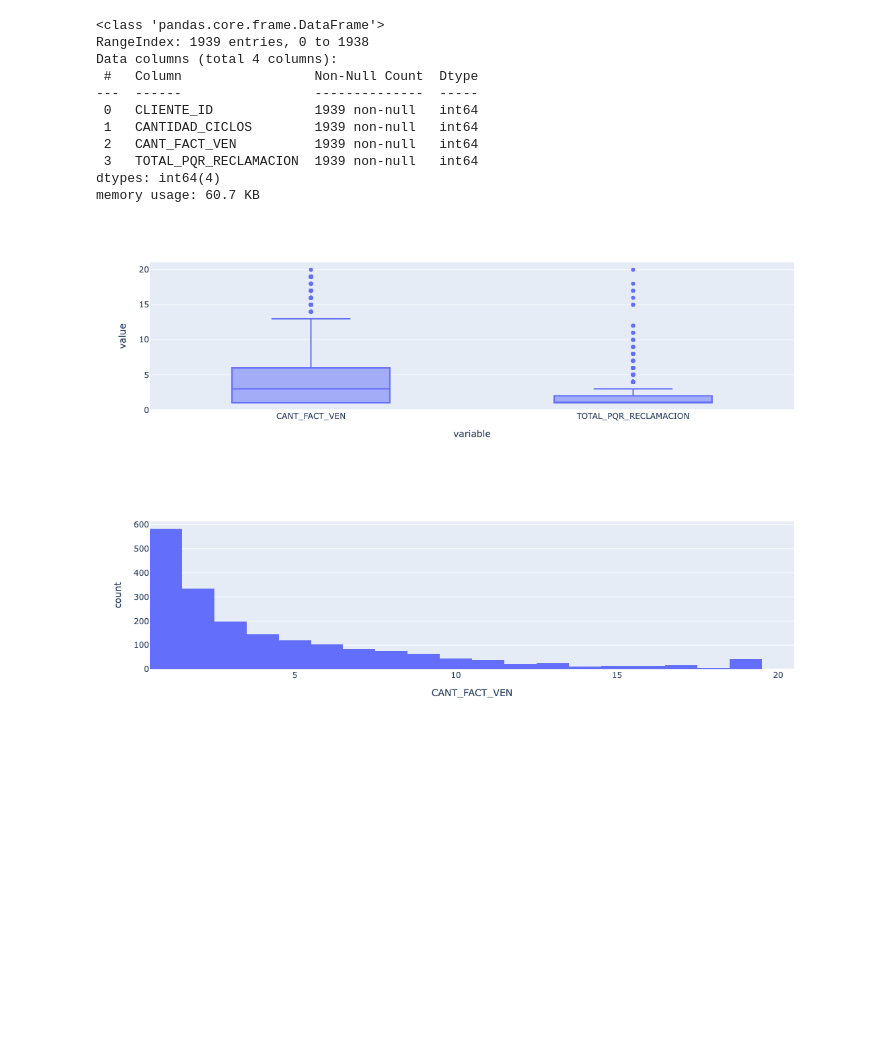
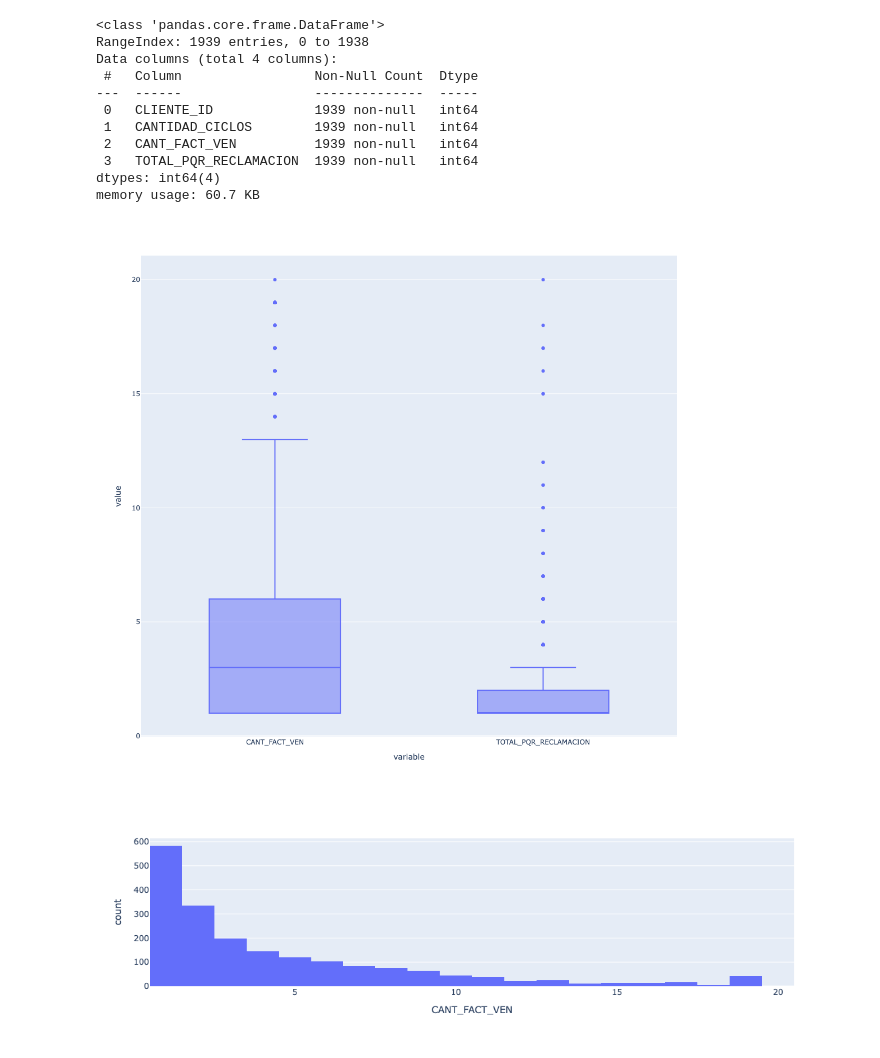
Before and after one commit to coyola95/ANALISIS-EXPLORATORIO-DE-DATOS-CFO, a Jupyter notebook: PREGUNTA_SMART_CO.ipynb, the cells around one changed output. Saved outputs shown, nothing was run; the diff lists cells and outputs as text; code cells hidden in the pictures; blank space fills up the shorter version.

```diff
--- a/PREGUNTA_SMART_CO.ipynb
+++ b/PREGUNTA_SMART_CO.ipynb
@@ -347,9 +336,16 @@ dtypes: int64(4)
 memory usage: 60.7 KB
 # %%
 fig = px.box(df2, y=['CANT_FACT_VEN', 'TOTAL_PQR_RECLAMACION'])
+
+fig.update_layout(
+    width=1000,  # Ancho de la figura en píxeles
+    height=1000  # Alto de la figura en píxeles
+)
+
+
 fig.show()
 # %% [output]
-[figure, old version]
+[figure, new version]
 # %%
 import plotly.express as px
 fig = px.histogram(df2, x='CANT_FACT_VEN')
```
Also changed, not shown: parts of 43 cells of this notebook.
